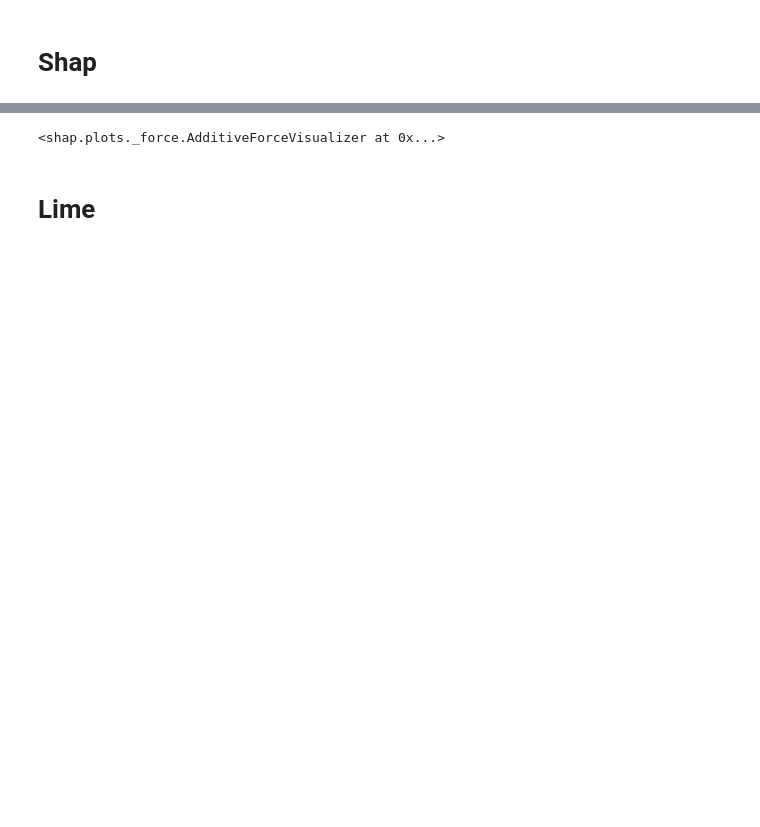
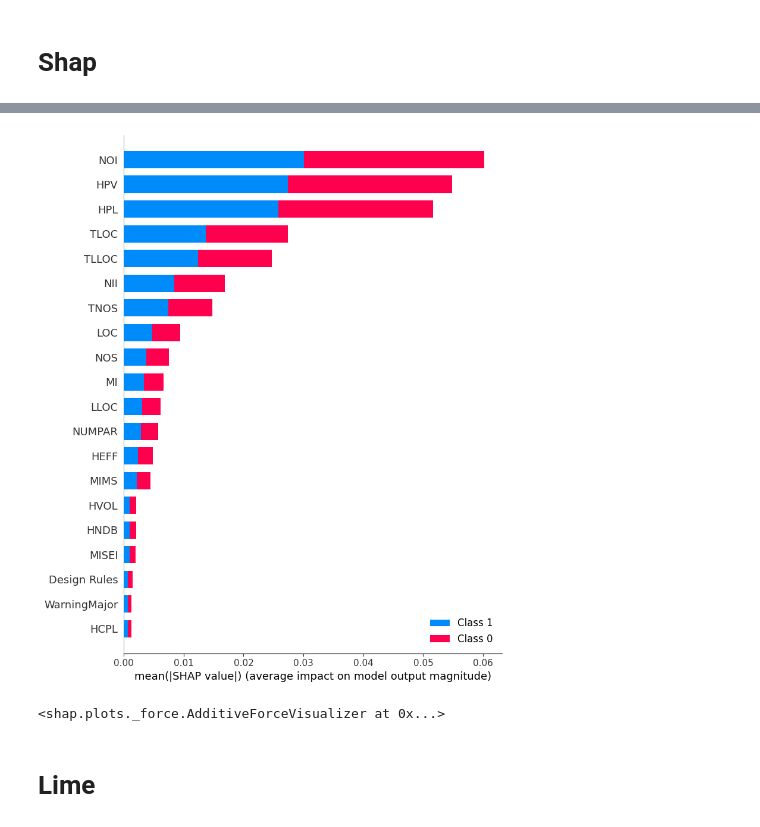
Before and after one commit to davidmacar/bug-prediction-explanation, a Jupyter notebook: clasificacion_buggy.ipynb, the cells around one changed output, grey strips where cells are left out. Drawn from its saved outputs; the diff is of its cells as text; code cells hidden in the pictures; blank space fills up the shorter version.

Commit message:
Anadidas graficas Shap y Lime

```diff
--- a/clasificacion_buggy.ipynb
+++ b/clasificacion_buggy.ipynb
@@ -224,9 +244,14 @@ plt.show()
 # Shap
 # %%
 import shap
+import joblib
+shap_explainer = shap.TreeExplainer(rf)
 shap.initjs()
-import joblib
-explainer = shap.TreeExplainer(rf)
 # %% [output]
 [interactive output not drawn]
+# %%
+# Plot de resumen global
+shap.summary_plot(shap_explainer.shap_values(X_test.iloc[:1,:]), X_test, plot_type="bar")
+# %% [output]
+[figure, added]
 # %%
```
Also changed, not shown: parts of 15 cells of this notebook, 2 other files.
